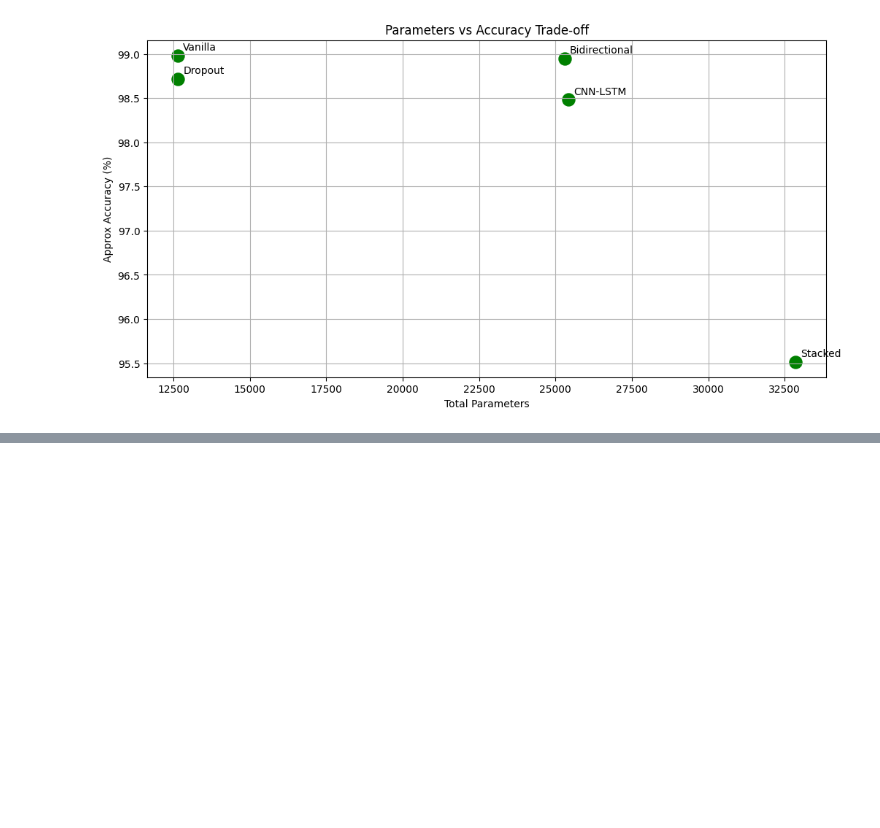
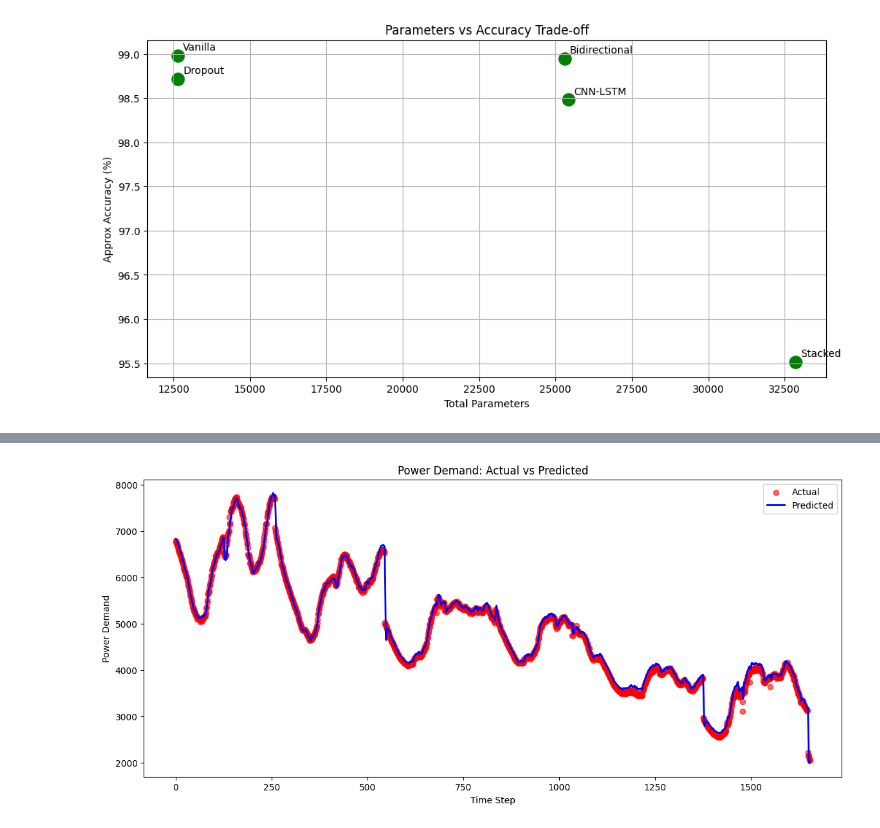
Before and after one commit to Danieljoshua720/Electricity-demand-forecasting-AIML, a Jupyter notebook: AIML.ipynb, the cells around one changed output, grey strips where cells are left out. Saved outputs shown, nothing was run; the diff lists cells and outputs as text; code cells hidden in the pictures; blank space fills up the shorter version.

```diff
--- a/AIML.ipynb
+++ b/AIML.ipynb
@@ -444,0 +514,14 @@ plt.show()
+# %%
+def create_sequences(X, y, time_steps=12):
+    X_seq, y_seq = [], []
+    for i in range(len(X) - time_steps):
+        X_seq.append(X[i:i+time_steps])
+        y_seq.append(y[i+time_steps])
+    return np.array(X_seq), np.array(y_seq)
+
+time_steps = 12
+X_lstm, y_lstm = create_sequences(X_scaled, y_scaled, time_steps)
+# %%
+train_size = int(0.8 * len(X_lstm))
+X_train, X_test = X_lstm[:train_size], X_lstm[train_size:]
+y_train, y_test = y_lstm[:train_size], y_lstm[train_size:]
@@ -444,0 +632,28 @@ plt.show()
+# %%
+import matplotlib.pyplot as plt
+
+# Choose the model you want to visualize
+model_to_plot = vanilla_lstm  # or any other trained model
+
+# Predict on test set
+y_pred = model_to_plot.predict(X_test)
+y_pred_inv = scaler_y.inverse_transform(y_pred)
+y_test_inv = scaler_y.inverse_transform(y_test)
+
+# --------------------------
+# Single Visualization: Actual (Scatter) vs Predicted (Line)
+# --------------------------
+plt.figure(figsize=(14,6))
+
+# Scatter plot for actual values
+plt.scatter(range(len(y_test_inv)), y_test_inv, label='Actual', color='red', alpha=0.6)
+
+# Line plot for predicted values
+plt.plot(range(len(y_pred_inv)), y_pred_inv, label='Predicted', color='blue', linewidth=2)
+
+plt.title("Power Demand: Actual vs Predicted")
+plt.xlabel("Time Step")
+plt.ylabel("Power Demand")
+plt.legend()
+plt.show()
+# %% [output]
@@ -444,0 +661 @@ plt.show()
+[figure, added]
```
Also changed, not shown: parts of 13 cells of this notebook.
